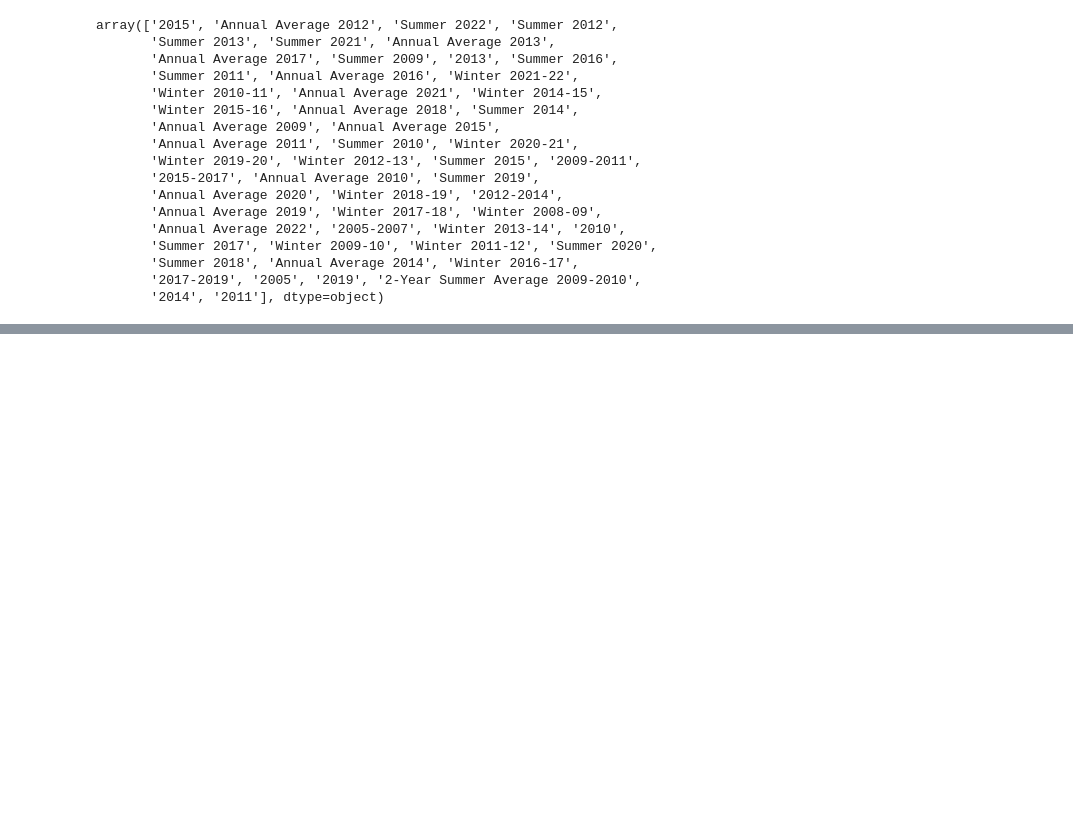
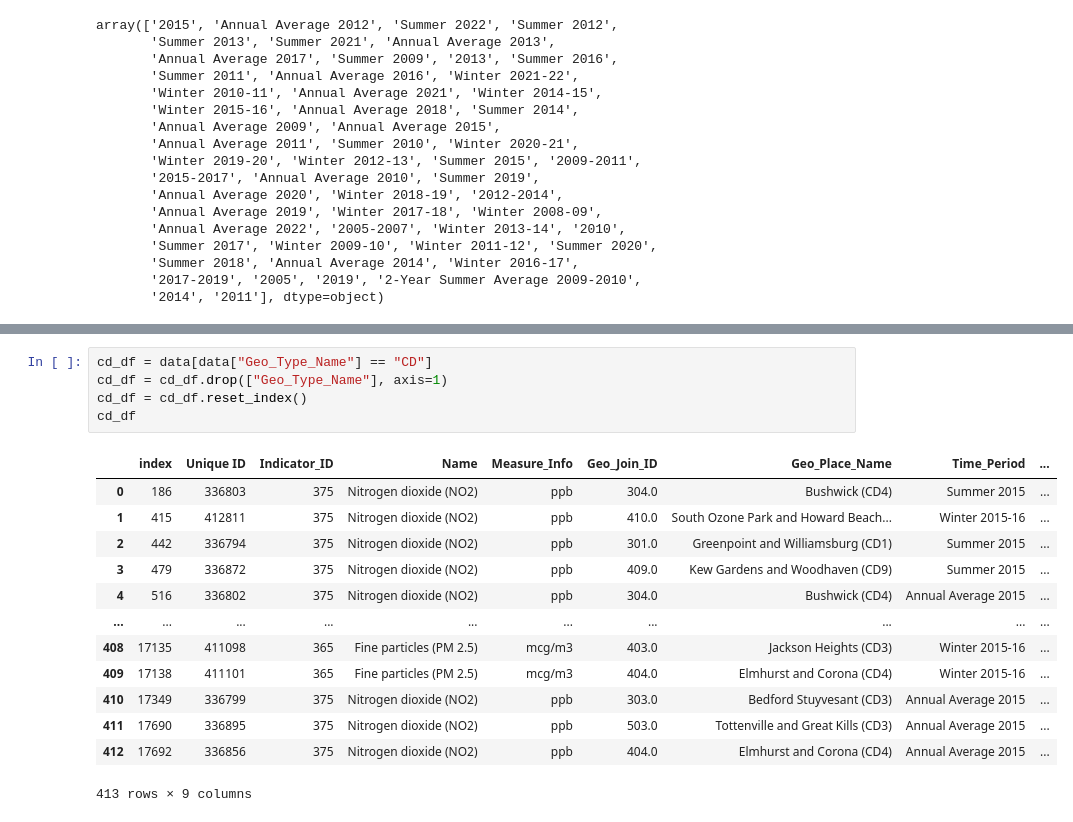
Before and after one commit to Angela-Rene/Trees_in_NYC, a Jupyter notebook: air_quality.ipynb, the cells around one changed output, grey strips where cells are left out. Saved outputs shown, nothing was run; the diff lists cells and outputs as text; blank space fills up the shorter version.

```diff
--- a/air_quality.ipynb
+++ b/air_quality.ipynb
@@ -59,0 +220,19 @@ air_df_2015
+# %%
+cd_df = data[data["Geo_Type_Name"] == "CD"]
+cd_df = cd_df.drop(["Geo_Type_Name"], axis=1)
+cd_df = cd_df.reset_index()
+cd_df
+# %% [output]
+|  | index | Unique ID | Indicator_ID | Name | Measure_Info | Geo_Join_ID | Geo_Place_Name | Time_Period | ... |
+| 0 | 186 | 336803 | 375 | Nitrogen dioxide (NO2) | ppb | 304.0 | Bushwick (CD4) | Summer 2015 | ... |
+| 1 | 415 | 412811 | 375 | Nitrogen dioxide (NO2) | ppb | 410.0 | South Ozone Park and Howard Beach... | Winter 2015-16 | ... |
+| 2 | 442 | 336794 | 375 | Nitrogen dioxide (NO2) | ppb | 301.0 | Greenpoint and Williamsburg (CD1) | Summer 2015 | ... |
+| 3 | 479 | 336872 | 375 | Nitrogen dioxide (NO2) | ppb | 409.0 | Kew Gardens and Woodhaven (CD9) | Summer 2015 | ... |
+| 4 | 516 | 336802 | 375 | Nitrogen dioxide (NO2) | ppb | 304.0 | Bushwick (CD4) | Annual Average 2015 | ... |
+| ... | ... | ... | ... | ... | ... | ... | ... | ... | ... |
+| 408 | 17135 | 411098 | 365 | Fine particles (PM 2.5) | mcg/m3 | 403.0 | Jackson Heights (CD3) | Winter 2015-16 | ... |
+| 409 | 17138 | 411101 | 365 | Fine particles (PM 2.5) | mcg/m3 | 404.0 | Elmhurst and Corona (CD4) | Winter 2015-16 | ... |
+| 410 | 17349 | 336799 | 375 | Nitrogen dioxide (NO2) | ppb | 303.0 | Bedford Stuyvesant (CD3) | Annual Average 2015 | ... |
+| 411 | 17690 | 336895 | 375 | Nitrogen dioxide (NO2) | ppb | 503.0 | Tottenville and Great Kills (CD3) | Annual Average 2015 | ... |
+| 412 | 17692 | 336856 | 375 | Nitrogen dioxide (NO2) | ppb | 404.0 | Elmhurst and Corona (CD4) | Annual Average 2015 | ... |
+413 rows × 9 columns
```
Also changed, not shown: parts of 20 cells of this notebook, 5 other files.
